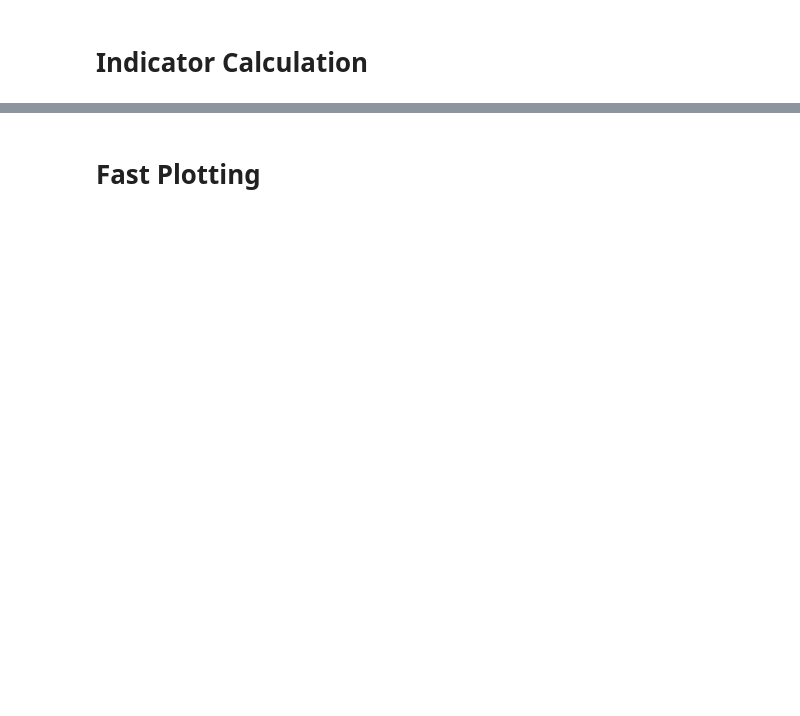
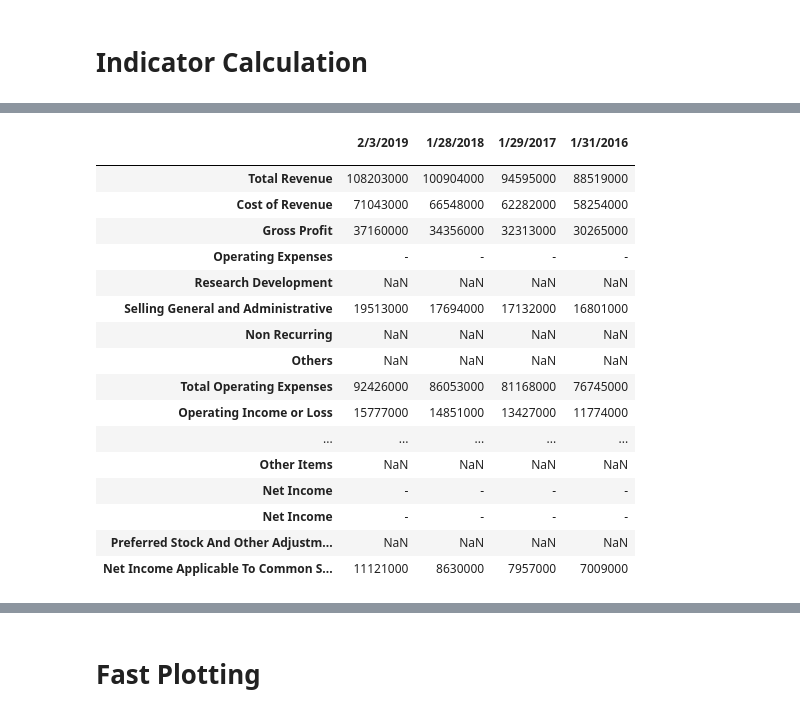
Before and after one commit to dacatay/stock-charting, a Jupyter notebook: src/Indicator Calculation.ipynb, the cells around one changed output, grey strips where cells are left out. Cells and saved outputs as stored; diff of their text form; code cells hidden in the pictures; blank space fills up the shorter version.

```diff
--- a/src/Indicator Calculation.ipynb
+++ b/src/Indicator Calculation.ipynb
@@ -340,0 +495,22 @@ To retain the current behavior and silence the warning, pass 'sort=True'.
+# %%
+data = yf.Ticker('HDI.DE')
+data.financials
+# %% [output]
+|  | 2/3/2019 | 1/28/2018 | 1/29/2017 | 1/31/2016 |
+|  |  |  |  |  |
+| Total Revenue | 108203000 | 100904000 | 94595000 | 88519000 |
+| Cost of Revenue | 71043000 | 66548000 | 62282000 | 58254000 |
+| Gross Profit | 37160000 | 34356000 | 32313000 | 30265000 |
+| Operating Expenses | - | - | - | - |
+| Research Development | NaN | NaN | NaN | NaN |
+| Selling General and Administrative | 19513000 | 17694000 | 17132000 | 16801000 |
+| Non Recurring | NaN | NaN | NaN | NaN |
+| Others | NaN | NaN | NaN | NaN |
+| Total Operating Expenses | 92426000 | 86053000 | 81168000 | 76745000 |
+| Operating Income or Loss | 15777000 | 14851000 | 13427000 | 11774000 |
+| ... | ... | ... | ... | ... |
+| Other Items | NaN | NaN | NaN | NaN |
+| Net Income | - | - | - | - |
+| Net Income | - | - | - | - |
+| Preferred Stock And Other Adjustm... | NaN | NaN | NaN | NaN |
+| Net Income Applicable To Common S... | 11121000 | 8630000 | 7957000 | 7009000 |
```
Also changed, not shown: parts of 33 cells of this notebook, 9 other files.
